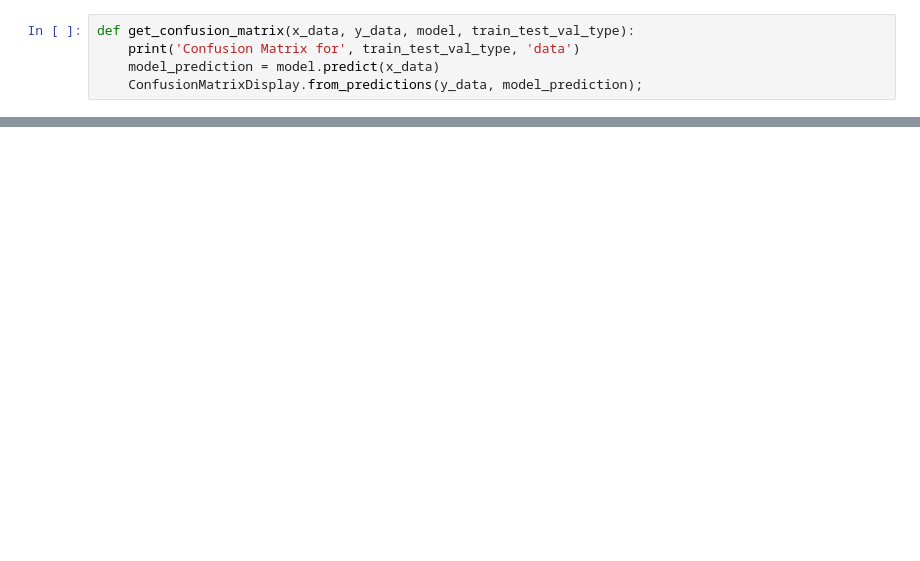
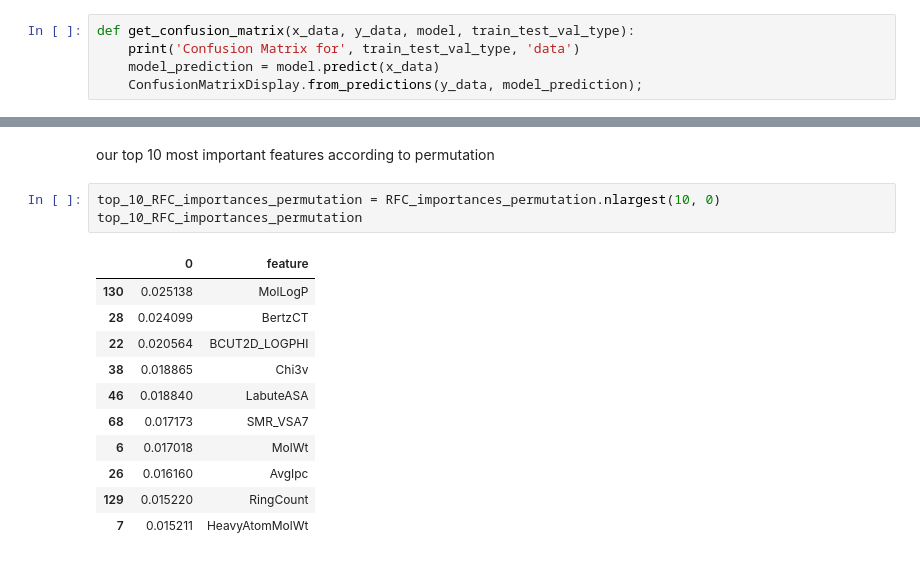
Before and after one commit to dx21006/ML_Tox21_Assessment, a Jupyter notebook: no_nontoxic_nans/2_random_forest/random forest.ipynb, the cells around one changed output, grey strips where cells are left out. Cells and saved outputs as stored; diff of their text form; blank space fills up the shorter version.

```diff
--- a/no_nontoxic_nans/2_random_forest/random forest.ipynb
+++ b/no_nontoxic_nans/2_random_forest/random forest.ipynb
@@ -84,0 +138,17 @@ Confusion Matrix for test data
+# %% [markdown]
+our top 10 most important features according to permutation
+# %%
+top_10_RFC_importances_permutation = RFC_importances_permutation.nlargest(10, 0)
+top_10_RFC_importances_permutation
+# %% [output]
+|  | 0 | feature |
+| 130 | 0.025138 | MolLogP |
+| 28 | 0.024099 | BertzCT |
+| 22 | 0.020564 | BCUT2D_LOGPHI |
+| 38 | 0.018865 | Chi3v |
+| 46 | 0.018840 | LabuteASA |
+| 68 | 0.017173 | SMR_VSA7 |
+| 6 | 0.017018 | MolWt |
+| 26 | 0.016160 | AvgIpc |
+| 129 | 0.015220 | RingCount |
+| 7 | 0.015211 | HeavyAtomMolWt |
```
Also changed, not shown: parts of 12 cells of this notebook, 2 other files.
